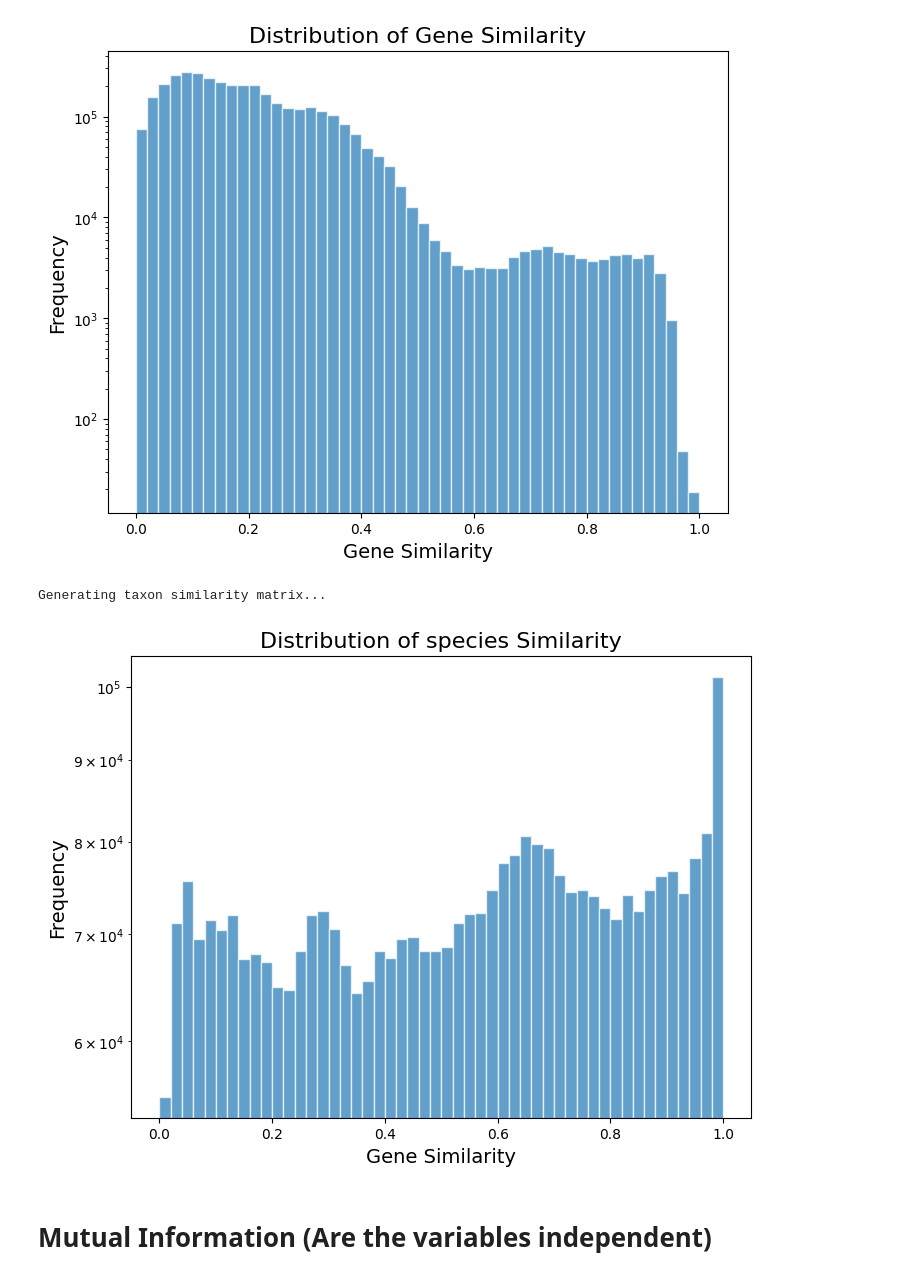
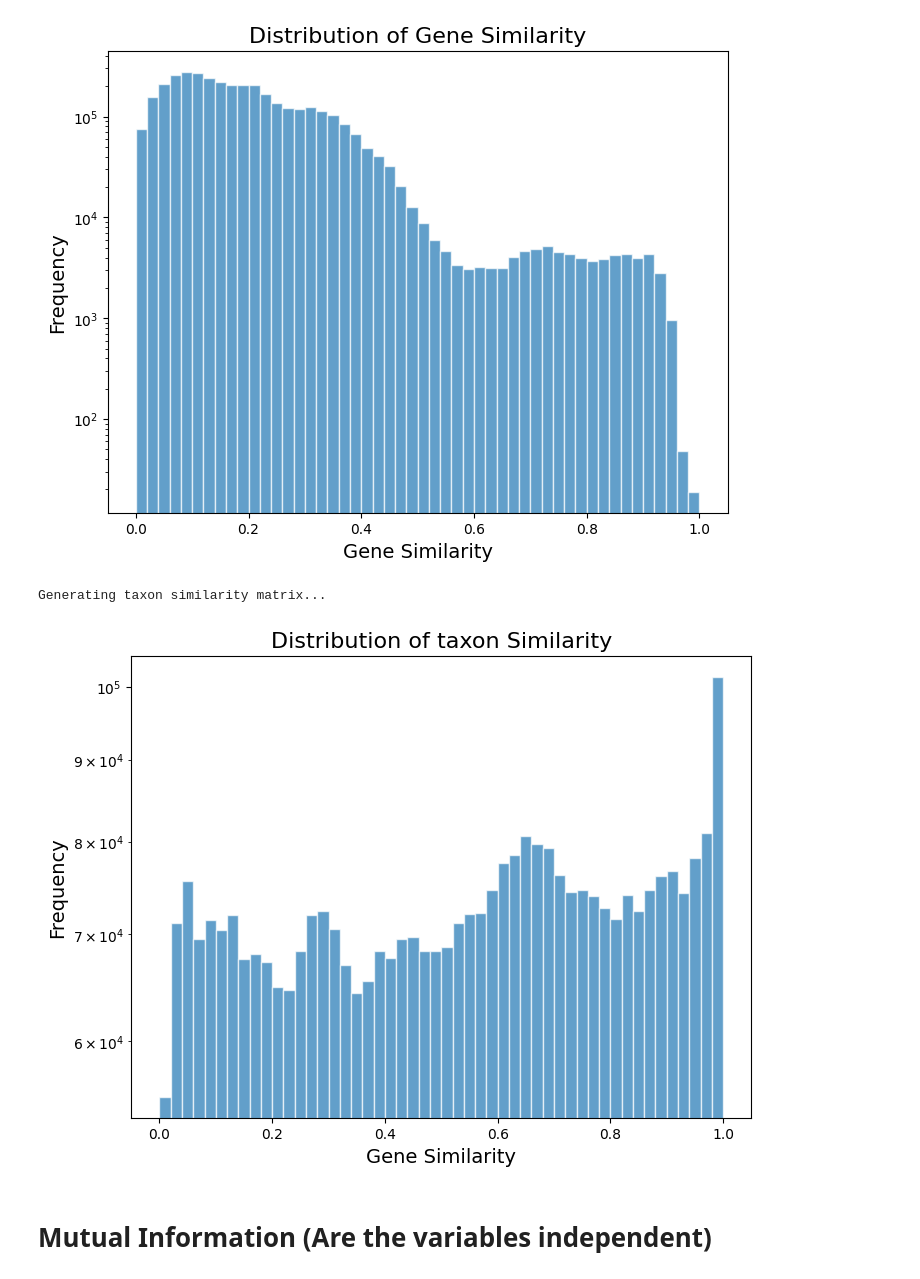
Before and after one commit to AthomsG/gene-prediction-from-bacteria-community, a Jupyter notebook: notebooks/EDA.ipynb, the cells around one changed output. Saved outputs shown, nothing was run; the diff lists cells and outputs as text; code cells hidden in the pictures.

```diff
--- a/notebooks/EDA.ipynb
+++ b/notebooks/EDA.ipynb
@@ -567,27 +608,27 @@ plt.show()
 # %%
 # taxon similarity
 print('Generating taxon similarity matrix...')
 taxon_cosine_sim_matrix = pd.DataFrame(
     cosine_similarity(df_taxon),
     index=df_taxon.index,
     columns=df_taxon.index
 )
 
 taxon_vals = taxon_cosine_sim_matrix.where(np.triu(np.ones(taxon_cosine_sim_matrix.shape), k=1).astype(bool)).stack()
 
 plt.figure(figsize=(8, 6))
 plt.hist(taxon_vals, bins=50, alpha=0.7, edgecolor='white')
 
 plt.xlabel('Gene Similarity', fontsize=14)
 plt.ylabel('Frequency', fontsize=14)
-plt.title('Distribution of species Similarity', fontsize=16)
+plt.title('Distribution of taxon Similarity', fontsize=16)
 
 plt.yscale('log')
 
 plt.show()
 # %% [output]
 Generating taxon similarity matrix...
-[figure, old version]
+[figure, new version]
 # %% [markdown]
 # Mutual Information (Are the variables independent)
 # %%
```
Also changed, not shown: parts of 21 cells of this notebook.
